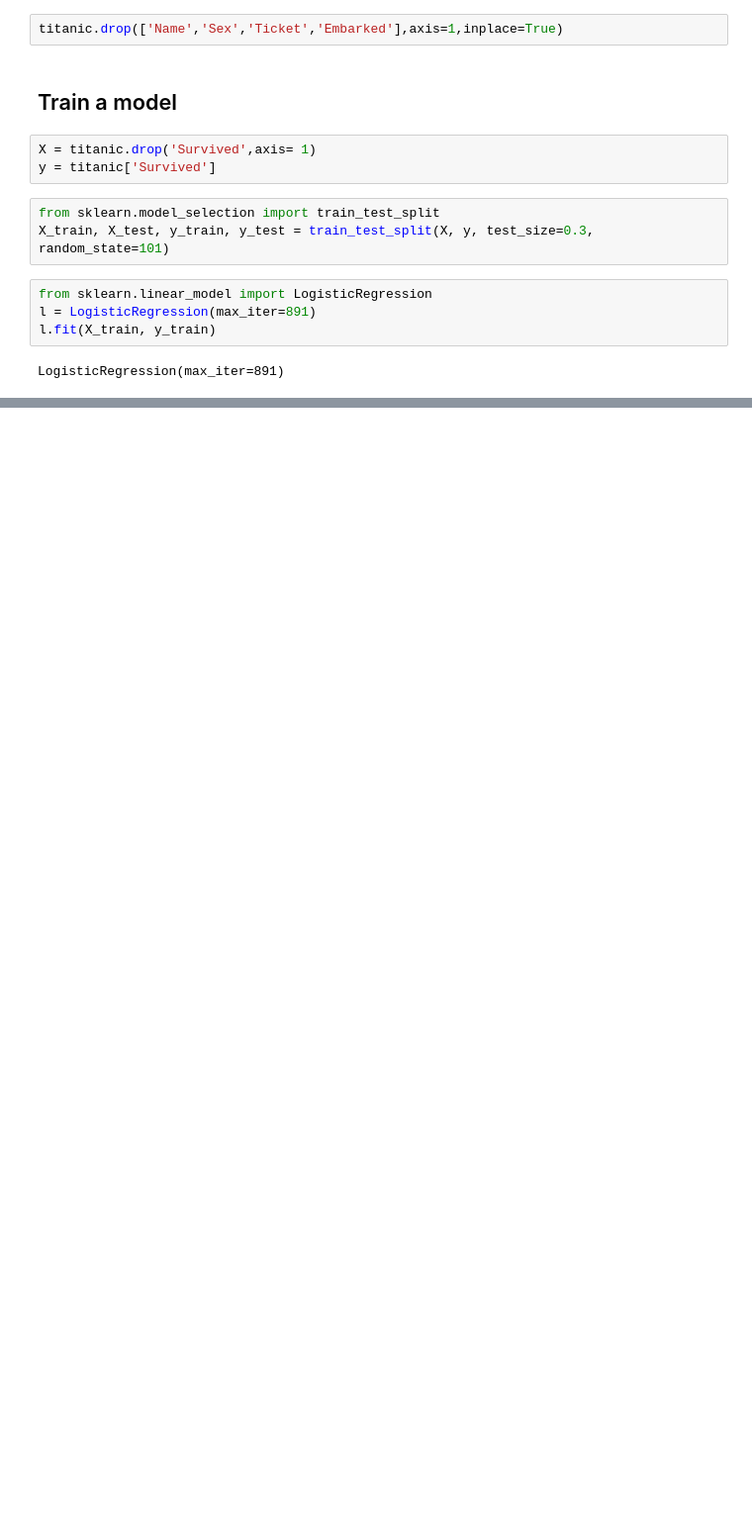
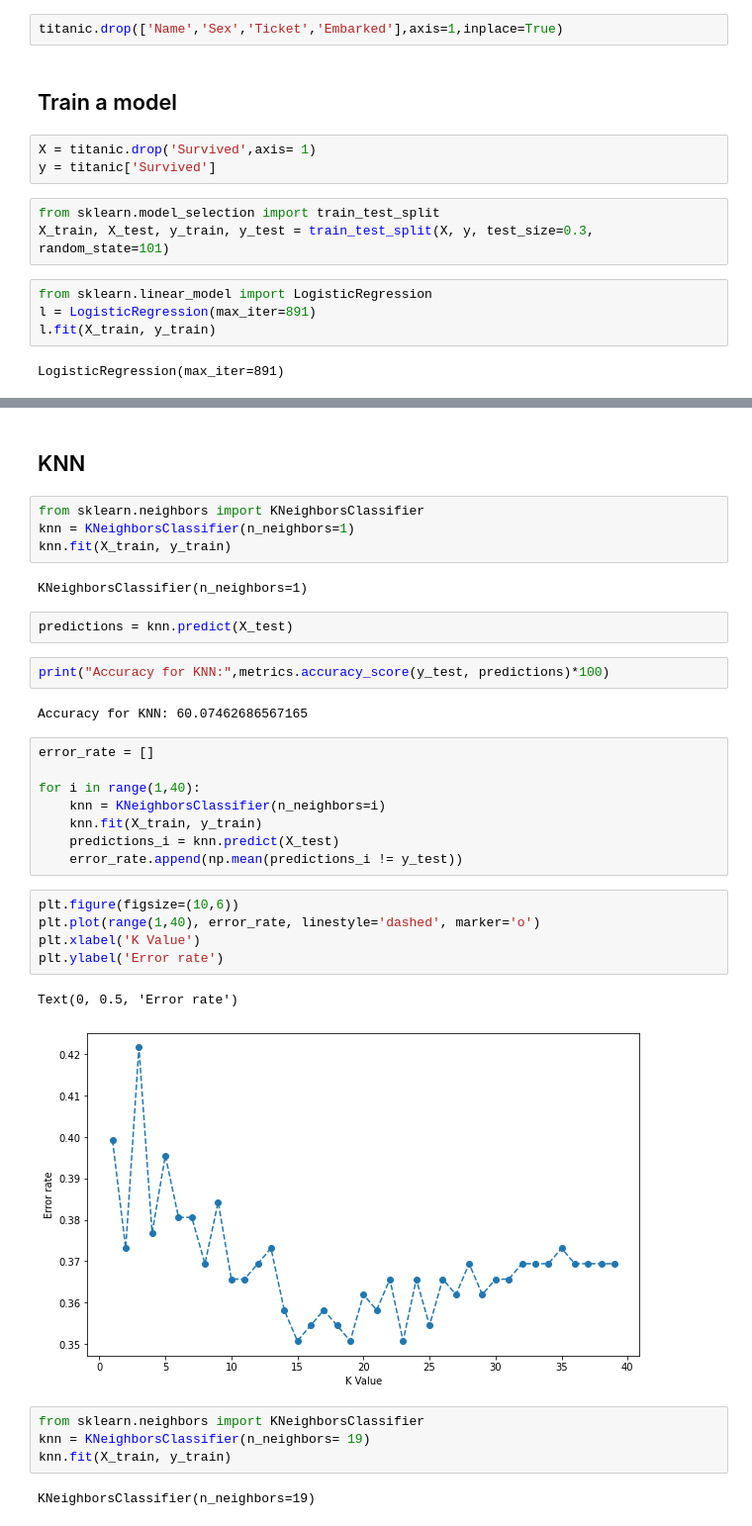
Before and after one commit to vishnu-26/ds_ml, a Jupyter notebook: ml/Logistic Regression/Untitled.ipynb, the cells around one changed output, grey strips where cells are left out. Shown at 99% size. Drawn from its saved outputs; the diff is of its cells as text; blank space fills up the shorter version.

```diff
--- a/ml/Logistic Regression/Untitled.ipynb
+++ b/ml/Logistic Regression/Untitled.ipynb
@@ -166,0 +169,36 @@ array([0, 1, 1, 0, 0, 0, 0, 0, 1, 1, 0, 0, 1, 0, 0, 0, 1, 0, 0, 1, 0, 0,
+# %% [markdown]
+## KNN
+# %%
+from sklearn.neighbors import KNeighborsClassifier
+knn = KNeighborsClassifier(n_neighbors=1)
+knn.fit(X_train, y_train)
+# %% [output]
+KNeighborsClassifier(n_neighbors=1)
+# %%
+predictions = knn.predict(X_test)
+# %%
+print("Accuracy for KNN:",metrics.accuracy_score(y_test, predictions)*100)
+# %% [output]
+Accuracy for KNN: 60.07462686567165
+# %%
+error_rate = []
+
+for i in range(1,40):
+    knn = KNeighborsClassifier(n_neighbors=i)
+    knn.fit(X_train, y_train)
+    predictions_i = knn.predict(X_test)
+    error_rate.append(np.mean(predictions_i != y_test))
+# %%
+plt.figure(figsize=(10,6))
+plt.plot(range(1,40), error_rate, linestyle='dashed', marker='o')
+plt.xlabel('K Value')
+plt.ylabel('Error rate')
+# %% [output]
+Text(0, 0.5, 'Error rate')
+[figure, added]
+# %%
+from sklearn.neighbors import KNeighborsClassifier
+knn = KNeighborsClassifier(n_neighbors= 19)
+knn.fit(X_train, y_train)
+# %% [output]
+KNeighborsClassifier(n_neighbors=19)
```
Also changed, not shown: parts of 14 cells of this notebook, 36 other files.
